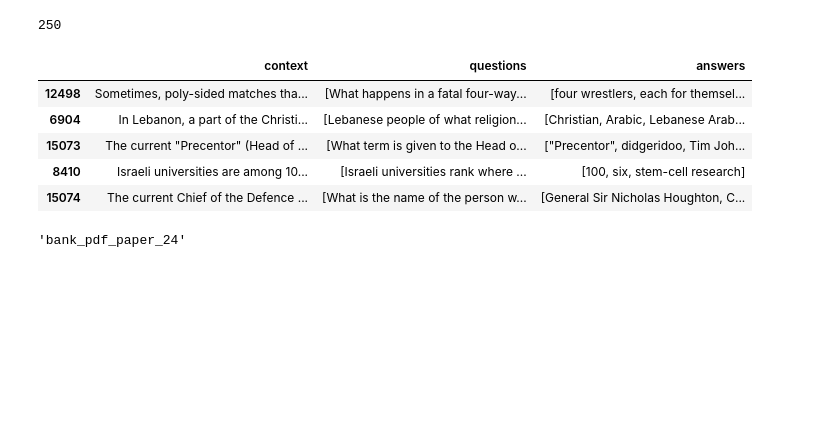
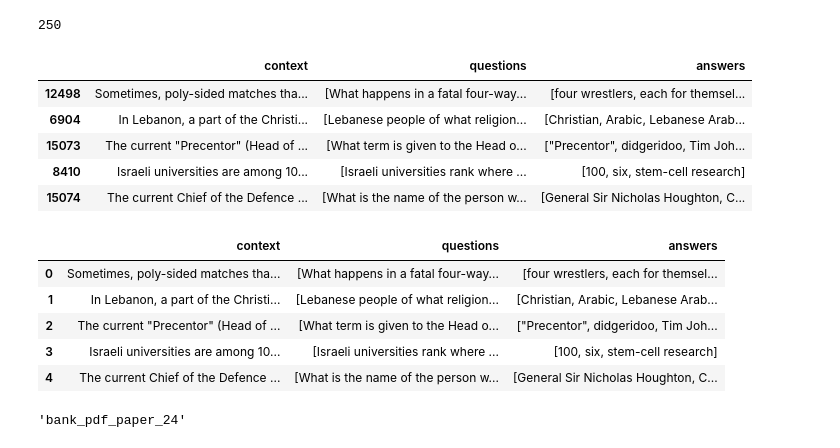
Before and after one commit to pacificcoast1/llama-stack, a Jupyter notebook: init2.ipynb, the cells around one changed output. Cells and saved outputs as stored; diff of their text form; code cells hidden in the pictures; blank space fills up the shorter version.

```diff
--- a/init2.ipynb
+++ b/init2.ipynb
@@ -50,6 +50,21 @@ df.head()
 | 15073 | The current "Precentor" (Head of ... | [What term is given to the Head o... | ["Precentor", didgeridoo, Tim Joh... |
 | 8410 | Israeli universities are among 10... | [Israeli universities rank where ... | [100, six, stem-cell research] |
 | 15074 | The current Chief of the Defence ... | [What is the name of the person w... | [General Sir Nicholas Houghton, C... |
+# %%
+# Save dataframe to disk (parquet)
+!mkdir -p data
+# Reindex the dataframe
+df = df.reset_index(drop=True)
+df.to_parquet("data/squad_250.parquet")
+df = pd.read_parquet("data/squad_250.parquet")
+df.head()
+# %% [output]
+|  | context | questions | answers |
+| 0 | Sometimes, poly-sided matches tha... | [What happens in a fatal four-way... | [four wrestlers, each for themsel... |
+| 1 | In Lebanon, a part of the Christi... | [Lebanese people of what religion... | [Christian, Arabic, Lebanese Arab... |
+| 2 | The current "Precentor" (Head of ... | [What term is given to the Head o... | ["Precentor", didgeridoo, Tim Joh... |
+| 3 | Israeli universities are among 10... | [Israeli universities rank where ... | [100, six, stem-cell research] |
+| 4 | The current Chief of the Defence ... | [What is the name of the person w... | [General Sir Nicholas Houghton, C... |
 # %%
 from counter import get_and_increment_counter
 from llama_stack_client import LlamaStackClient
```
Also changed, not shown: 3 other files.
